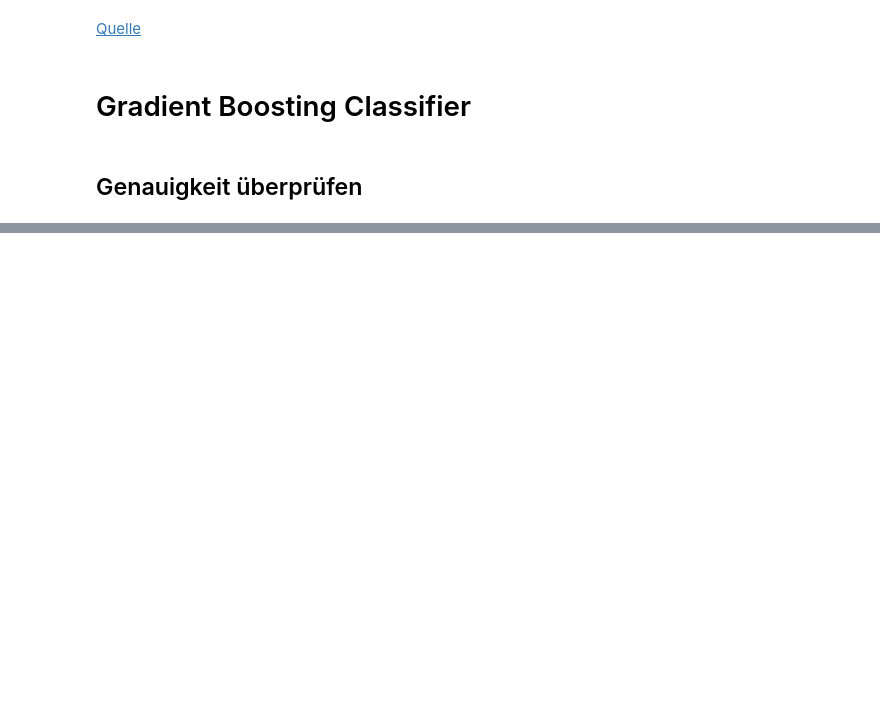
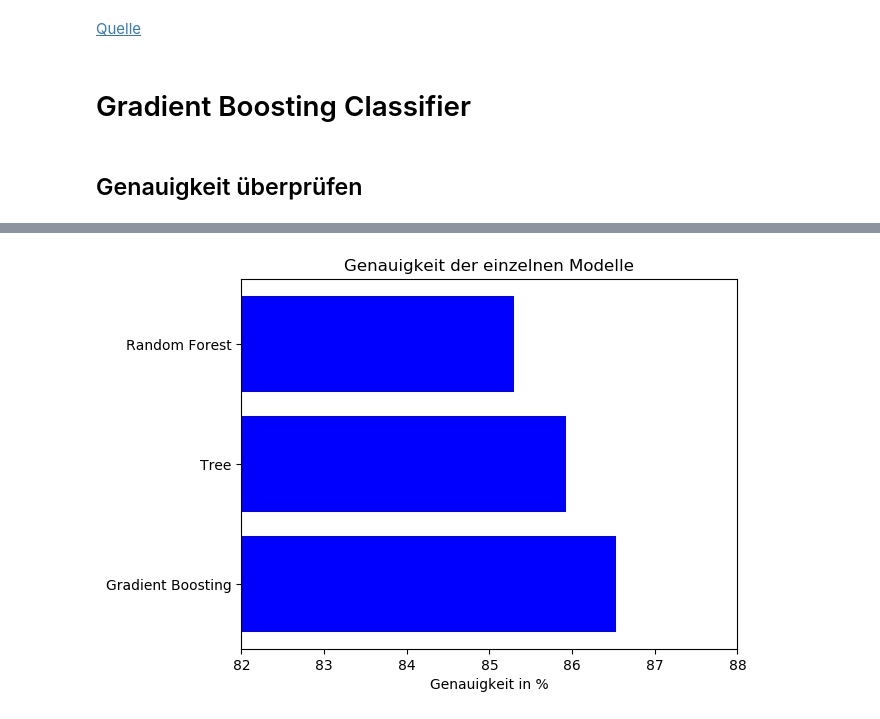
Before and after one commit to MarcZeger/MachineLearning, a Jupyter notebook: Notebook.ipynb, the cells around one changed output, grey strips where cells are left out. Cells and saved outputs as stored; diff of their text form; code cells hidden in the pictures; blank space fills up the shorter version.

```diff
--- a/Notebook.ipynb
+++ b/Notebook.ipynb
@@ -323,7 +336,7 @@ F1 Score: 61.36%
 # Gradient Boosting Classifier
 # %%
 #Create a svm Classifier
-gb_clf = GradientBoostingClassifier(n_estimators=20, learning_rate = 1, max_features=2, max_depth = 2, random_state = 0)
+gb_clf = GradientBoostingClassifier(n_estimators=1000, learning_rate=1, max_features=2, max_depth = 2)
 gb_clf.fit(features_train, labels_train)
 
 #Predict the response for test dataset
@@ -357,0 +371,27 @@ F1 Score: 62.44%
+# %%
+#Modelle vergleichen
+rf_values = get_metriken(rf_clf, labels, features, 5)
+tree_values = get_metriken(tree_clf, labels, features, 5)
+gb_values = get_metriken(gb_clf, labels, features, 5)
+# %%
+# Genauigkeit vergleichen
+plt.rcdefaults()
+fig, ax = plt.subplots()
+
+# Example data
+modelle = ('Random Forest', 'Tree', 'Gradient Boosting')
+y_pos = np.arange(len(modelle))
+genauigkeit = (rf_values['accuracy'], tree_values['accuracy'], gb_values['accuracy'])
+
+ax.barh(y_pos, genauigkeit, align='center', color='blue')
+ax.set_yticks(y_pos)
+ax.set_yticklabels(modelle)
+ax.invert_yaxis()  # labels read top-to-bottom
+ax.set_xlabel('Genauigkeit in %')
+ax.set_title('Genauigkeit der einzelnen Modelle')
+ax.set_xlim([82, 88])
+
+
+plt.show()
+# %% [output]
+[figure, added]
```
Also changed, not shown: parts of 9 cells of this notebook.
